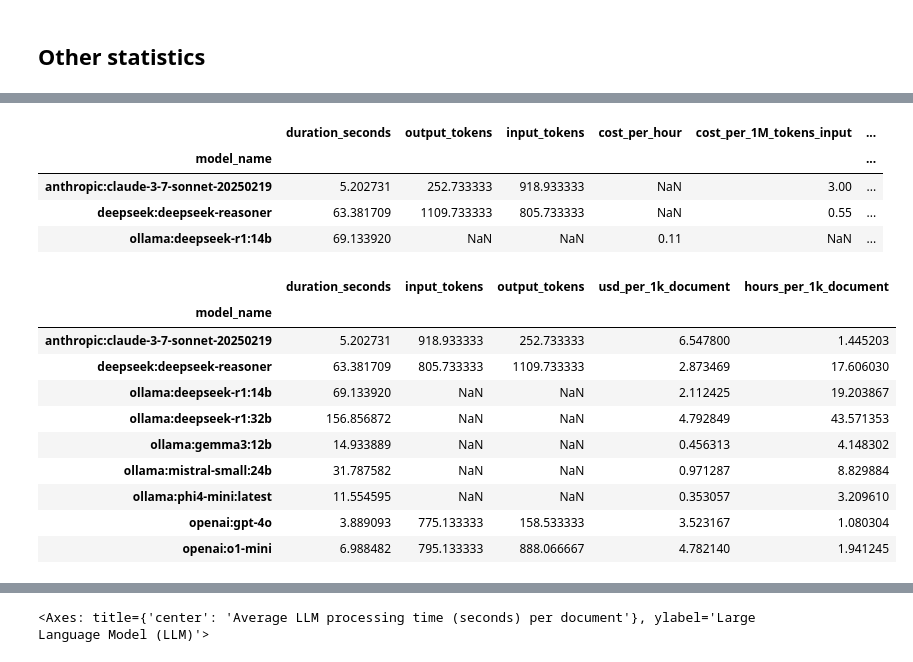
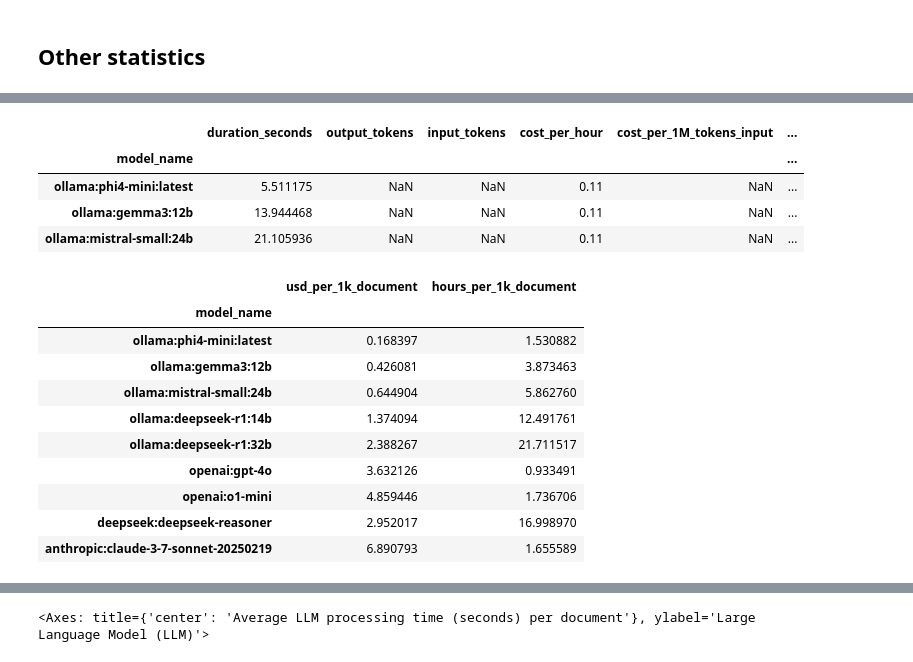
Before and after one commit to TextEnt/chrono-spatial-processing, a Jupyter notebook: notebooks/run-validation.ipynb, the cells around one changed output, grey strips where cells are left out. Drawn from its saved outputs; the diff is of its cells as text; code cells hidden in the pictures.

```diff
--- a/notebooks/run-validation.ipynb
+++ b/notebooks/run-validation.ipynb
@@ -634,7 +634,23 @@ gemma3 & 0.55 & 0.96 & 0.69 & 0.88 & 0.77 \\
 import matplotlib
 from textentlib.llm_utils import process_llm_responses
 # %%
-df = process_llm_responses(base_path / Path(config['validation']['responses_path']))
+# df = process_llm_responses(base_path / Path(config['validation']['responses_path']))
+df = process_llm_responses(base_path / Path(config['evaluation']['responses_path']))
+# %%
+df['model_name'] = pd.Categorical(
+    df['model_name'],
+    [
+        'ollama:phi4-mini:latest',
+        'ollama:gemma3:12b',
+        'ollama:mistral-small:24b',
+        'ollama:deepseek-r1:14b',
+        'ollama:deepseek-r1:32b',
+        'openai:gpt-4o',
+        'openai:o1-mini',
+        'deepseek:deepseek-reasoner',
+        'anthropic:claude-3-7-sonnet-20250219'
+    ]
+)
 # %%
 df.head(2)
 # %% [output]
@@ -753,9 +760,9 @@ df_benchmark.head(3)
 # %% [output]
 |  | duration_seconds | output_tokens | input_tokens | cost_per_hour | cost_per_1M_tokens_input | ... |
 | model_name |  |  |  |  |  | ... |
-| anthropic:claude-3-7-sonnet-20250219 | 5.202731 | 252.733333 | 918.933333 | NaN | 3.00 | ... |
-| deepseek:deepseek-reasoner | 63.381709 | 1109.733333 | 805.733333 | NaN | 0.55 | ... |
-| ollama:deepseek-r1:14b | 69.133920 | NaN | NaN | 0.11 | NaN | ... |
+| ollama:phi4-mini:latest | 5.511175 | NaN | NaN | 0.11 | NaN | ... |
+| ollama:gemma3:12b | 13.944468 | NaN | NaN | 0.11 | NaN | ... |
+| ollama:mistral-small:24b | 21.105936 | NaN | NaN | 0.11 | NaN | ... |
 # %%
 def calculate_cost(row):
     """
@@ -786,16 +793,16 @@ df_benchmark['hours_per_1k_document'] = df_benchmark.apply(
     axis=1
 )
 # %%
-df_benchmark[['duration_seconds', 'input_tokens', 'output_tokens', 'usd_per_1k_document', 'hours_per_1k_document']]
+df_benchmark[['usd_per_1k_document', 'hours_per_1k_document']]
 # %% [output]
-|  | duration_seconds | input_tokens | output_tokens | usd_per_1k_document | hours_per_1k_document |
-| model_name |  |  |  |  |  |
-| anthropic:claude-3-7-sonnet-20250219 | 5.202731 | 918.933333 | 252.733333 | 6.547800 | 1.445203 |
-| deepseek:deepseek-reasoner | 63.381709 | 805.733333 | 1109.733333 | 2.873469 | 17.606030 |
-| ollama:deepseek-r1:14b | 69.133920 | NaN | NaN | 2.112425 | 19.203867 |
-| ollama:deepseek-r1:32b | 156.856872 | NaN | NaN | 4.792849 | 43.571353 |
-| ollama:gemma3:12b | 14.933889 | NaN | NaN | 0.456313 | 4.148302 |
-| ollama:mistral-small:24b | 31.787582 | NaN | NaN | 0.971287 | 8.829884 |
-| ollama:phi4-mini:latest | 11.554595 | NaN | NaN | 0.353057 | 3.209610 |
-| openai:gpt-4o | 3.889093 | 775.133333 | 158.533333 | 3.523167 | 1.080304 |
-| openai:o1-mini | 6.988482 | 795.133333 | 888.066667 | 4.782140 | 1.941245 |
+|  | usd_per_1k_document | hours_per_1k_document |
+| model_name |  |  |
+| ollama:phi4-mini:latest | 0.168397 | 1.530882 |
+| ollama:gemma3:12b | 0.426081 | 3.873463 |
+| ollama:mistral-small:24b | 0.644904 | 5.862760 |
+| ollama:deepseek-r1:14b | 1.374094 | 12.491761 |
+| ollama:deepseek-r1:32b | 2.388267 | 21.711517 |
+| openai:gpt-4o | 3.632126 | 0.933491 |
+| openai:o1-mini | 4.859446 | 1.736706 |
+| deepseek:deepseek-reasoner | 2.952017 | 16.998970 |
+| anthropic:claude-3-7-sonnet-20250219 | 6.890793 | 1.655589 |
```
Also changed, not shown: parts of 8 cells of this notebook, 2 other files.
